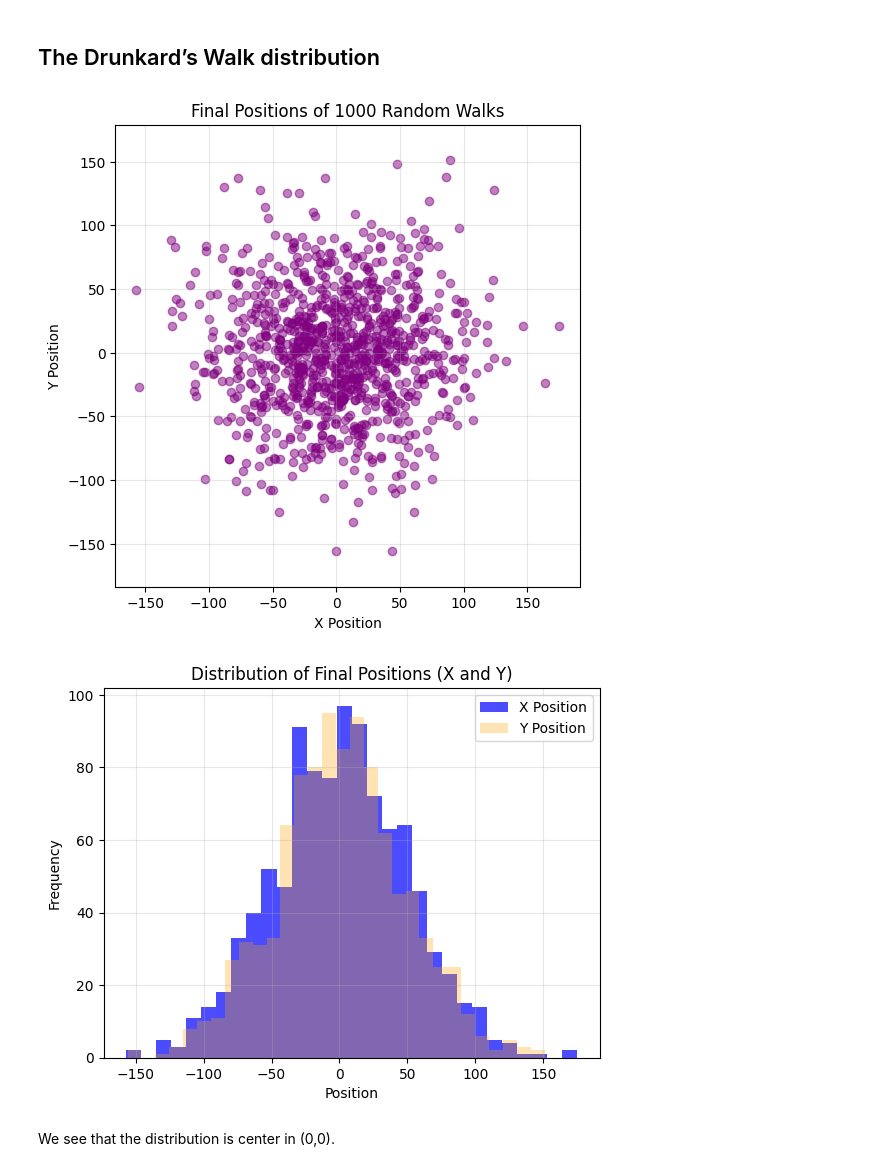
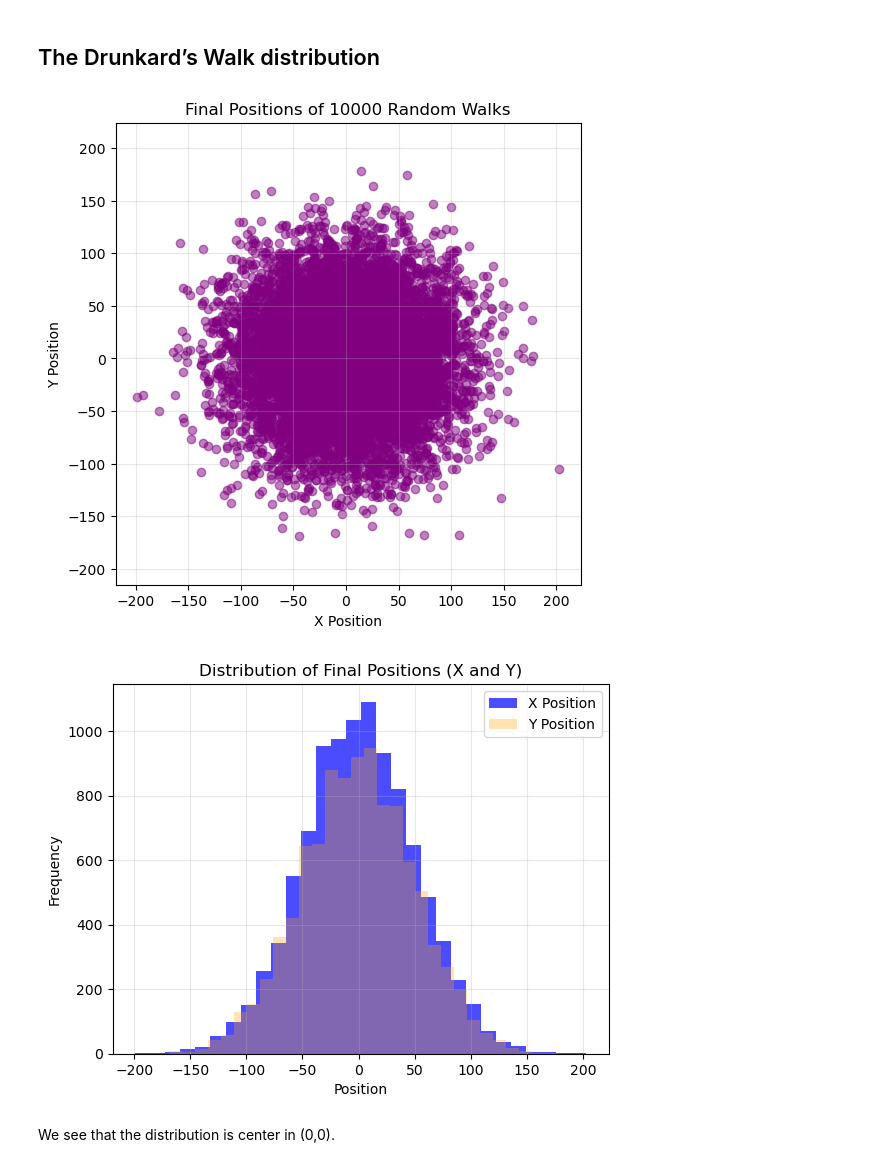
Before and after one commit to Alejandro-UDEA/Fisica_Computacional_Estudiante, a Jupyter notebook: Sesiones/MC/2_Monte_Carlo_Marckov_chain_MCMC.ipynb, the cells around one changed output. Saved outputs shown, nothing was run; the diff lists cells and outputs as text; code cells hidden in the pictures.

```diff
--- a/Sesiones/MC/2_Monte_Carlo_Marckov_chain_MCMC.ipynb
+++ b/Sesiones/MC/2_Monte_Carlo_Marckov_chain_MCMC.ipynb
@@ -111,24 +111,24 @@ plt.show()
 # %%
 ## Mostremos el resultado de 1000 caminatas aleatorias en 2D, cada una con 5000 pasos,
 # para observar la distribución de las posiciones finales.
 
-n_walks = 1000
+n_walks = 10000
 final_positions = np.zeros((n_walks, 2))
 for i in range(n_walks):
     random_indices = np.random.choice(len(moves), size=n)
     steps = moves[random_indices]
     coords = np.cumsum(steps, axis=0)
     final_positions[i] = coords[-1] # Guardamos la posición final de cada caminata
 plt.figure(figsize=(6, 6))
 plt.scatter(final_positions[:, 0], final_positions[:, 1], alpha=0.5, color='purple')
 plt.title(f"Final Positions of {n_walks} Random Walks")
 plt.xlabel("X Position")
 plt.ylabel("Y Position")
 plt.grid(True, alpha=0.3)
 plt.axis('equal')
 plt.show()
 # %% [output]
-[figure, old version]
+[figure, new version]
 # %%
 plt.hist(final_positions[:, 0], bins=30, alpha=0.7, color='blue', label='X Position')
 plt.hist(final_positions[:, 1], bins=30, alpha=0.3, color='orange', label='Y Position')
@@ -139,7 +139,7 @@ plt.legend()
 plt.grid(True, alpha=0.3)
 plt.show()
 # %% [output]
-[figure, old version]
+[figure, new version]
 # %% [markdown]
 We see that the distribution is center in (0,0).
 # %% [markdown]
```
Also changed, not shown: parts of 4 cells of this notebook, 1 other file.
